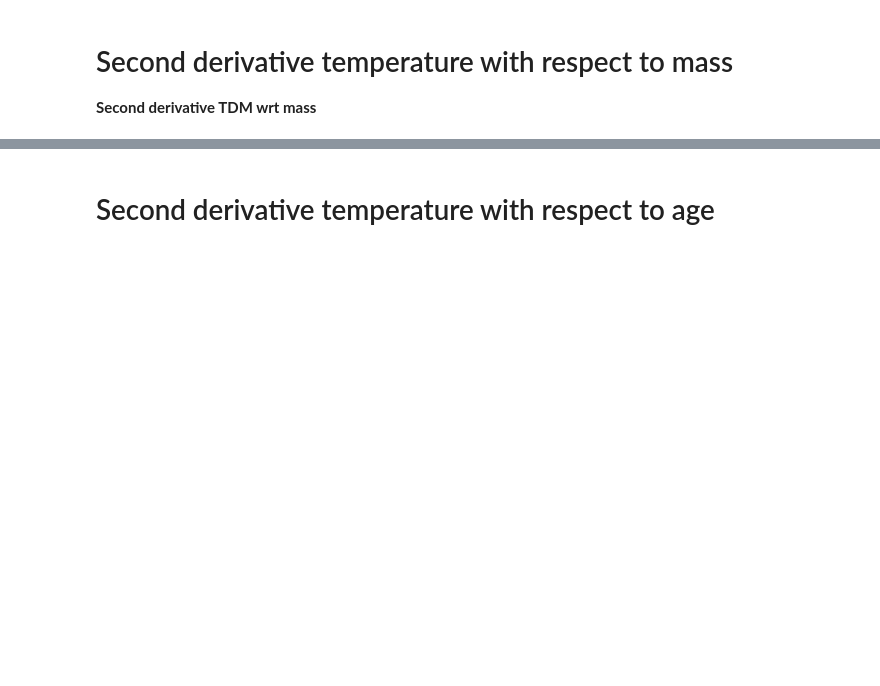
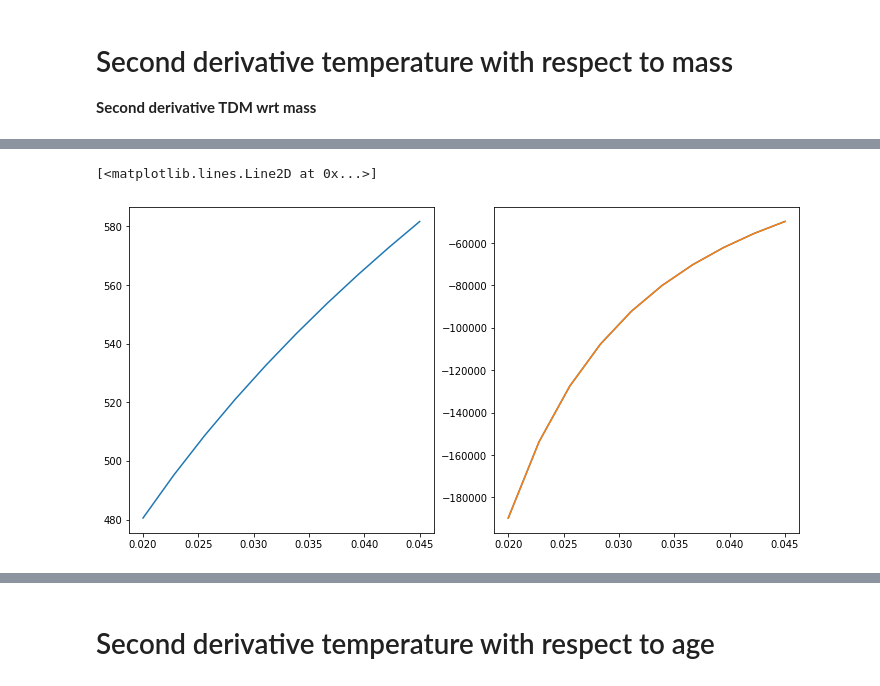
Before and after one commit to mariabenitocst/exoplanets, a Jupyter notebook: jupyter-notebook/checking_dderivatives.ipynb, the cells around one changed output, grey strips where cells are left out. Saved outputs shown, nothing was run; the diff lists cells and outputs as text; code cells hidden in the pictures; blank space fills up the shorter version.

```diff
--- a/jupyter-notebook/checking_dderivatives.ipynb
+++ b/jupyter-notebook/checking_dderivatives.ipynb
@@ -15,13 +15,3 @@ from derivatives import dderivativeT_wrt_M
 # Second derivative temperature with respect to mass
 
 **Second derivative TDM wrt mass**
-# %%
-rhoDM = 1*u.GeV/u.cm**3
-_vD  = 1*u.km/u.s
-TDM   = 1*u.K
-
-t = G*rhoDM/(R_jup*sigma_sb) * np.sqrt(8./(3*np.pi))/_vD * np.power(TDM, -4)
-
-t = t/t.value
-
-t
@@ -51,0 +38,5 @@ dderivativeT_wrt_M(1., 1., 1., 1., 1., c_interp, 1., [1., 20., 0.42], 1.)
+# %%
+r=0.1; f=1.; params=[1., 20., 0.42]; v=100.;
+M=0.035; A=5.
+
+masses = np.linspace(0.02, 0.045, 10)
@@ -51,0 +108,8 @@ dderivativeT_wrt_M(1., 1., 1., 1., 1., c_interp, 1., [1., 20., 0.42], 1.)
+# %%
+fig, ax = plt.subplots(1, 2, figsize=(12, 6))
+ax[0].plot(masses, TDM_ana)
+ax[1].plot(masses, dd_num, label="num")
+ax[1].plot(masses, dd_ana, label="ana")
+# %% [output]
+[<matplotlib.lines.Line2D at 0x...>]
+[figure, added]
```
Also changed, not shown: parts of 9 cells of this notebook, 3 other files.
